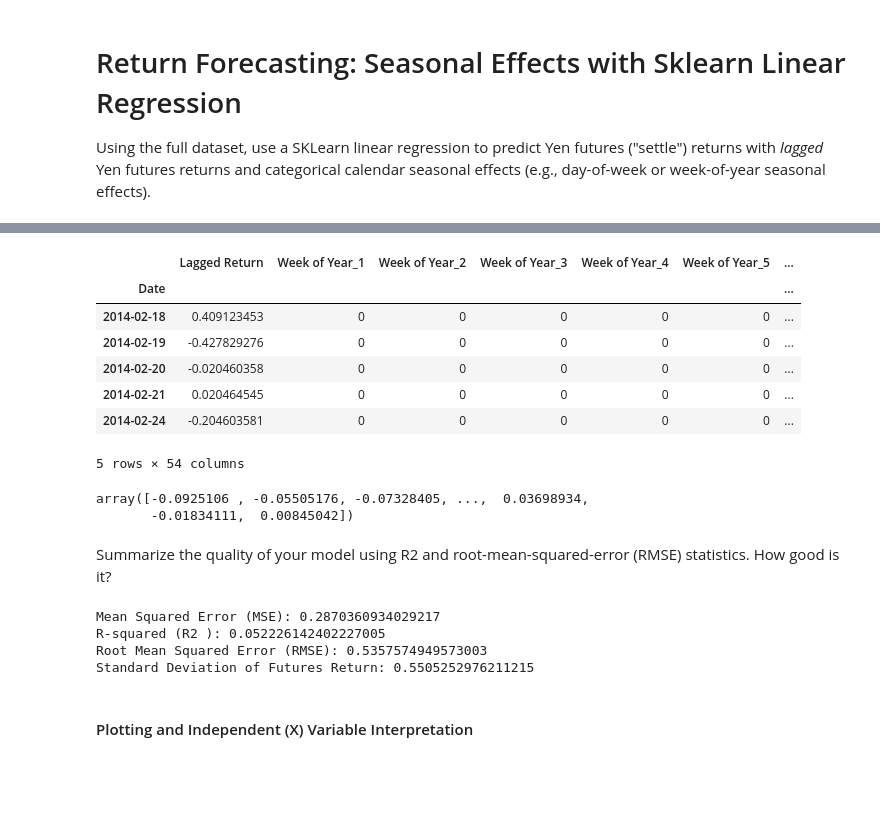
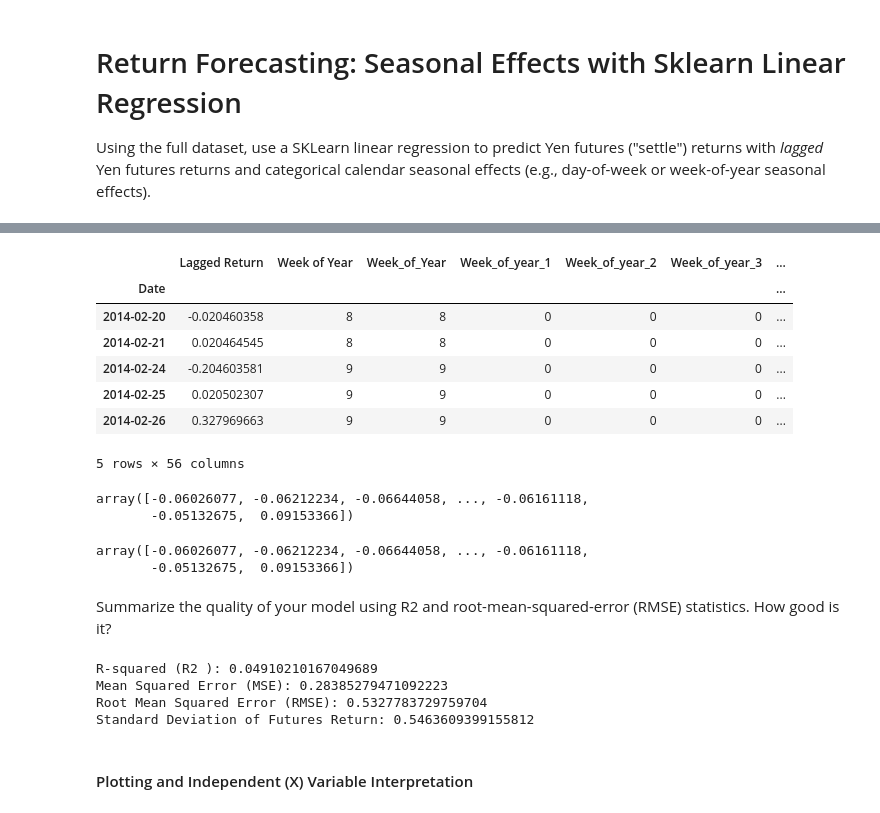
Before and after one commit to enriqueserizawa/time_series_hw, a Jupyter notebook: Starter_Code/time_series_analysis.ipynb, the cells around one changed output, grey strips where cells are left out. Cells and saved outputs as stored; diff of their text form; code cells hidden in the pictures; blank space fills up the shorter version.

Commit message:
Updated until model quality control summary.
Working toward finishing the last part of the homework

```diff
--- a/Starter_Code/time_series_analysis.ipynb
+++ b/Starter_Code/time_series_analysis.ipynb
@@ -111,63 +101,45 @@ fut["Futures Return"] = fut["Settle"].copy().pct_change()*100
 # Feature Engineering
 # Create a second "Lagged Return" variable, that is the futures return variable shifted above, but lagged 1 day:
 # We"ll use this lagged return as the feature vector X:
-fut["Lagged Return"] = # YOUR CODE HERE
+fut["Lagged Return"] = fut["Settle"].shift().pct_change()*100
 fut = fut.replace(-np.inf, np.nan).dropna()
 
 # Construct a new "X" dataframe using just the "Lagged Return" variable:
 X = fut["Lagged Return"].to_frame()
 # %%
 # Add into the X dataframe either a "dayofweek" or "weekofyear" column, (e.g., using X.index.weekofyear)
-X["Week of Year"] = # YOUR CODE HERE
+X["Week_of_year"] = X.index.weekofyear
 
 # Create a new categorical X dataframe, by using pd.get_dummies() on the seasonal column created just above:
-X_binary_encoded = # YOUR CODE HERE
+X_binary_encoded = pd.get_dummies(X, columns=['Week_of_year'])
 X_binary_encoded.head()
 # %% [output]
-|  | Lagged Return | Week of Year_1 | Week of Year_2 | Week of Year_3 | Week of Year_4 | Week of Year_5 | ... |
+|  | Lagged Return | Week of Year | Week_of_Year | Week_of_year_1 | Week_of_year_2 | Week_of_year_3 | ... |
 | Date |  |  |  |  |  |  | ... |
-| 2014-02-18 | 0.409123453 | 0 | 0 | 0 | 0 | 0 | ... |
-| 2014-02-19 | -0.427829276 | 0 | 0 | 0 | 0 | 0 | ... |
-| 2014-02-20 | -0.020460358 | 0 | 0 | 0 | 0 | 0 | ... |
-| 2014-02-21 | 0.020464545 | 0 | 0 | 0 | 0 | 0 | ... |
-| 2014-02-24 | -0.204603581 | 0 | 0 | 0 | 0 | 0 | ... |
+| 2014-02-20 | -0.020460358 | 8 | 8 | 0 | 0 | 0 | ... |
+| 2014-02-21 | 0.020464545 | 8 | 8 | 0 | 0 | 0 | ... |
+| 2014-02-24 | -0.204603581 | 9 | 9 | 0 | 0 | 0 | ... |
+| 2014-02-25 | 0.020502307 | 9 | 9 | 0 | 0 | 0 | ... |
+| 2014-02-26 | 0.327969663 | 9 | 9 | 0 | 0 | 0 | ... |
-5 rows × 54 columns
+5 rows × 56 columns
 # %%
 # Create a "y" series, using just the "Futures Return" column created above.
 y = fut["Futures Return"].copy()
 
 # Construct a "LinearRegression" object:
-model = # YOUR CODE HERE
+model = LinearRegression()
 
 # Fit a model using the X and y objects:
-results = # YOUR CODE HERE
+results = model.fit(X_binary_encoded, y)
+# %% [output]
+array([-0.06026077, -0.06212234, -0.06644058, ..., -0.06161118,
+       -0.05132675,  0.09153366])
 # %%
 # Construct predictions based on the X object:
-predictions = # YOUR CODE HERE
+predictions = model.predict(X_binary_encoded)
 predictions
 # %% [output]
-array([-0.0925106 , -0.05505176, -0.07328405, ...,  0.03698934,
-       -0.01834111,  0.00845042])
+array([-0.06026077, -0.06212234, -0.06644058, ..., -0.06161118,
+       -0.05132675,  0.09153366])
 # %% [markdown]
  Summarize the quality of your model using R2 and root-mean-squared-error (RMSE) statistics. How good is it?
-# %%
-from sklearn.metrics import mean_squared_error, r2_score
-# Calculate r2_score (r-squared)
-r2 = # YOUR CODE HERE
-
-# Calculate mean squared error
-# (A "good" MSE score will be close to zero while a "good" R2 Score will be close to 1.)
-mse = # YOUR CODE HERE
-
-# Using mean squared eror above, calculate root-mean-squared error (RMSE)
-rmse = # YOUR CODE HERE
-
-print(f"Mean Squared Error (MSE): {mse}")
-print(f"R-squared (R2 ): {r2}")
-print(f"Root Mean Squared Error (RMSE): {rmse}")
-print(f"Standard Deviation of Futures Return: {y.std()}")
-# %% [output]
-Mean Squared Error (MSE): 0.2870360934029217
-R-squared (R2 ): 0.052226142402227005
-Root Mean Squared Error (RMSE): 0.5357574949573003
-Standard Deviation of Futures Return: 0.5505252976211215
@@ -174,3 +158,14 @@ Standard Deviation of Futures Return: 0.5505252976211215
+# %%
+# Print the r2, mser, rmse, and standard deviation
+print(f"R-squared (R2 ): {r2}")
+print(f"Mean Squared Error (MSE): {mse}")
+print(f"Root Mean Squared Error (RMSE): {rmse}")
+print(f"Standard Deviation of Futures Return: {np.std(y)}")
+# %% [output]
+R-squared (R2 ): 0.04910210167049689
+Mean Squared Error (MSE): 0.28385279471092223
+Root Mean Squared Error (RMSE): 0.5327783729759704
+Standard Deviation of Futures Return: 0.5463609399155812
 # %% [markdown]
  #### Plotting and Independent (X) Variable Interpretation
 # %% [markdown]
```
Also changed, not shown: parts of 10 cells of this notebook.
